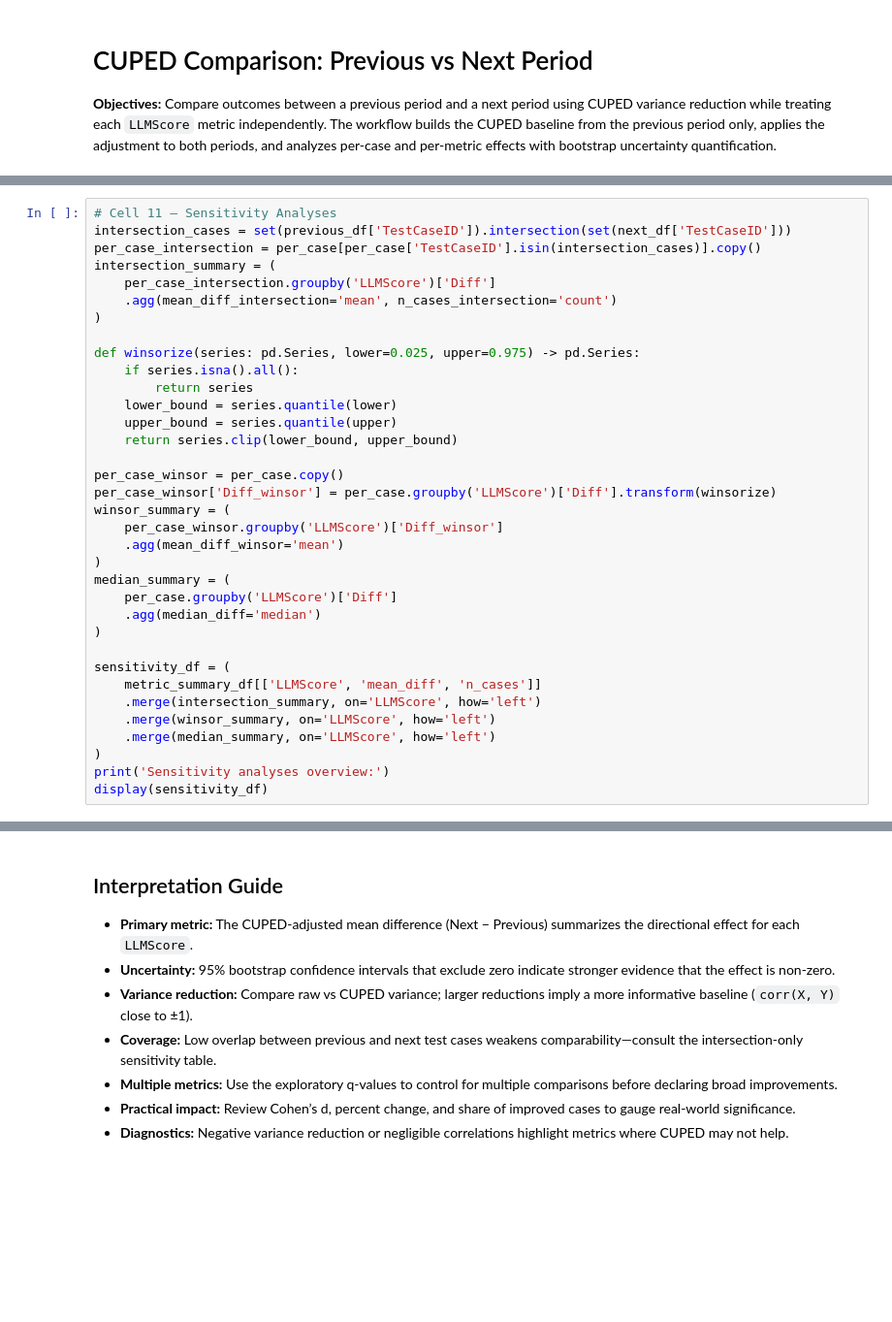
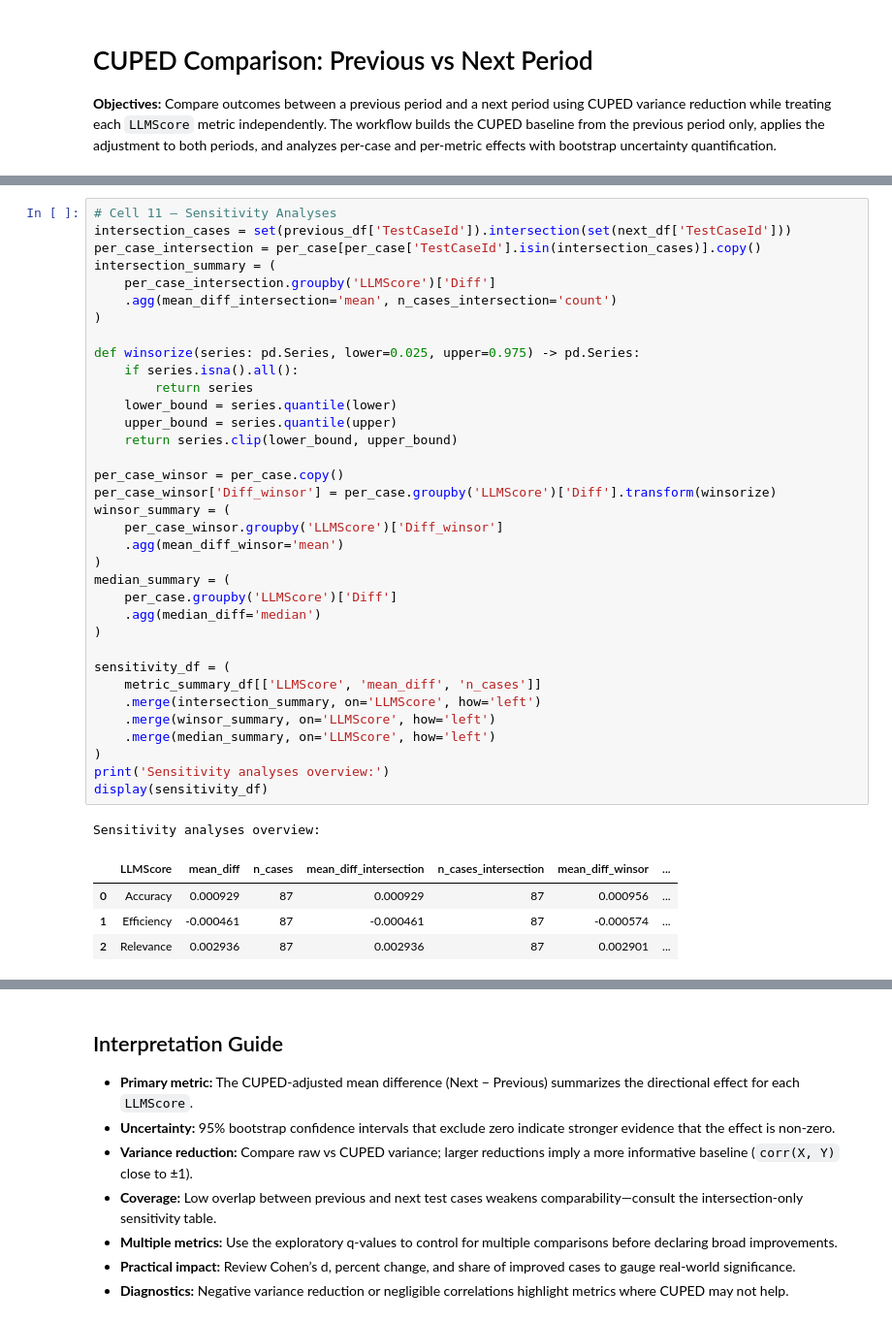
Before and after one commit to aadharshkannan/singlenotebooks, a Jupyter notebook: cuped_analysis.ipynb, the cells around one changed output, grey strips where cells are left out. Shown at 97% size. Drawn from its saved outputs; the diff is of its cells as text; blank space fills up the shorter version.

```diff
--- a/cuped_analysis.ipynb
+++ b/cuped_analysis.ipynb
@@ -376,38 +473,44 @@ else:
 # %%
 # Cell 11 — Sensitivity Analyses
-intersection_cases = set(previous_df['TestCaseID']).intersection(set(next_df['TestCaseID']))
-per_case_intersection = per_case[per_case['TestCaseID'].isin(intersection_cases)].copy()
+intersection_cases = set(previous_df['TestCaseId']).intersection(set(next_df['TestCaseId']))
+per_case_intersection = per_case[per_case['TestCaseId'].isin(intersection_cases)].copy()
 intersection_summary = (
     per_case_intersection.groupby('LLMScore')['Diff']
     .agg(mean_diff_intersection='mean', n_cases_intersection='count')
 )
 
 def winsorize(series: pd.Series, lower=0.025, upper=0.975) -> pd.Series:
     if series.isna().all():
         return series
     lower_bound = series.quantile(lower)
     upper_bound = series.quantile(upper)
     return series.clip(lower_bound, upper_bound)
 
 per_case_winsor = per_case.copy()
 per_case_winsor['Diff_winsor'] = per_case.groupby('LLMScore')['Diff'].transform(winsorize)
 winsor_summary = (
     per_case_winsor.groupby('LLMScore')['Diff_winsor']
     .agg(mean_diff_winsor='mean')
 )
 median_summary = (
     per_case.groupby('LLMScore')['Diff']
     .agg(median_diff='median')
 )
 
 sensitivity_df = (
     metric_summary_df[['LLMScore', 'mean_diff', 'n_cases']]
     .merge(intersection_summary, on='LLMScore', how='left')
     .merge(winsor_summary, on='LLMScore', how='left')
     .merge(median_summary, on='LLMScore', how='left')
 )
 print('Sensitivity analyses overview:')
 display(sensitivity_df)
+# %% [output]
+Sensitivity analyses overview:
+|  | LLMScore | mean_diff | n_cases | mean_diff_intersection | n_cases_intersection | mean_diff_winsor | ... |
+| 0 | Accuracy | 0.000929 | 87 | 0.000929 | 87 | 0.000956 | ... |
+| 1 | Efficiency | -0.000461 | 87 | -0.000461 | 87 | -0.000574 | ... |
+| 2 | Relevance | 0.002936 | 87 | 0.002936 | 87 | 0.002901 | ... |
 # %%
 # Cell 12 — Final Summary Tables & Exports
 output_dir = Path('outputs')
```
Also changed, not shown: parts of 11 cells of this notebook, 1 other file.
